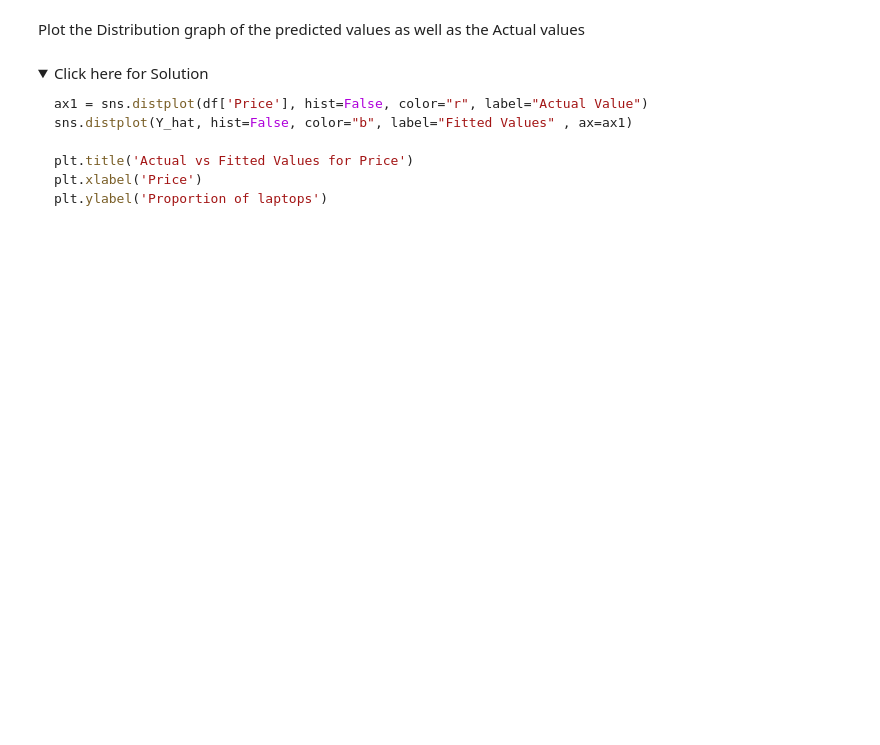
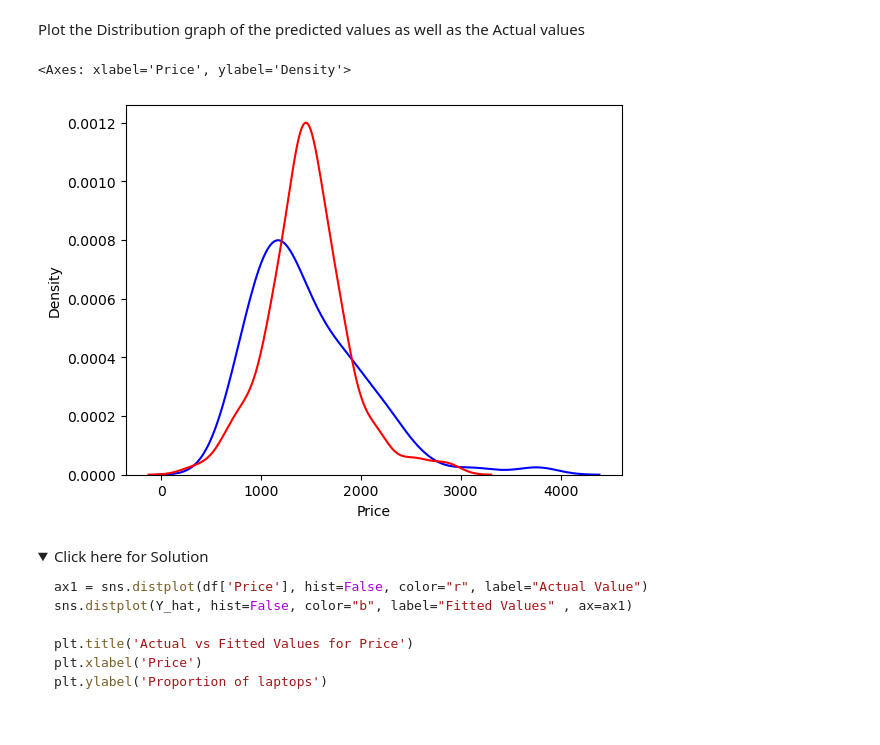
Before and after one commit to miladghavami/Data-Analysis-with-Python, a Jupyter notebook: 8- practice_model_development_laptops.ipynb, the cells around one changed output. Saved outputs shown, nothing was run; the diff lists cells and outputs as text; code cells hidden in the pictures; folded sections open; blank space fills up the shorter version.

```diff
--- a/8- practice_model_development_laptops.ipynb
+++ b/8- practice_model_development_laptops.ipynb
@@ -151,6 +253,13 @@ print('The mean square error of price and predicted value is: ', mse_slr)
 The parameters which have a low enough p-value so as to indicate strong relationship with the 'Price' value are 'CPU_frequency', 'RAM_GB', 'Storage_GB_SSD', 'CPU_core', 'OS', 'GPU' and 'Category'. Use all these variables to create a Multiple Linear Regression system.
 # %%
 # Write your code below and press Shift+Enter to execute
+x = df[['CPU_frequency', 'RAM_GB', 'Storage_GB_SSD', 'CPU_core', 'OS', 'GPU' , 'Category']]
+y = df["Price"]
+
+lm2 =LinearRegression()
+lm2.fit(x, y)
+
+Yhat1 = lm2.predict(x)
 # %% [markdown]
 <details>
     <summary>Click here for Solution</summary>
@@ -167,6 +276,11 @@ Y_hat = lm1.predict(Z)
 Plot the Distribution graph of the predicted values as well as the Actual values
 # %%
 # Write your code below and press Shift+Enter to execute
+ax1 = sns.distplot(y, hist = False, color = "blue")
+sns.distplot(Yhat1, hist = False, color = "red", ax = ax1 )
+# %% [output]
+<Axes: xlabel='Price', ylabel='Density'>
+[figure, added]
 # %% [markdown]
 <details>
     <summary>Click here for Solution</summary>
```
Also changed, not shown: parts of 29 cells of this notebook, 1 other file.
